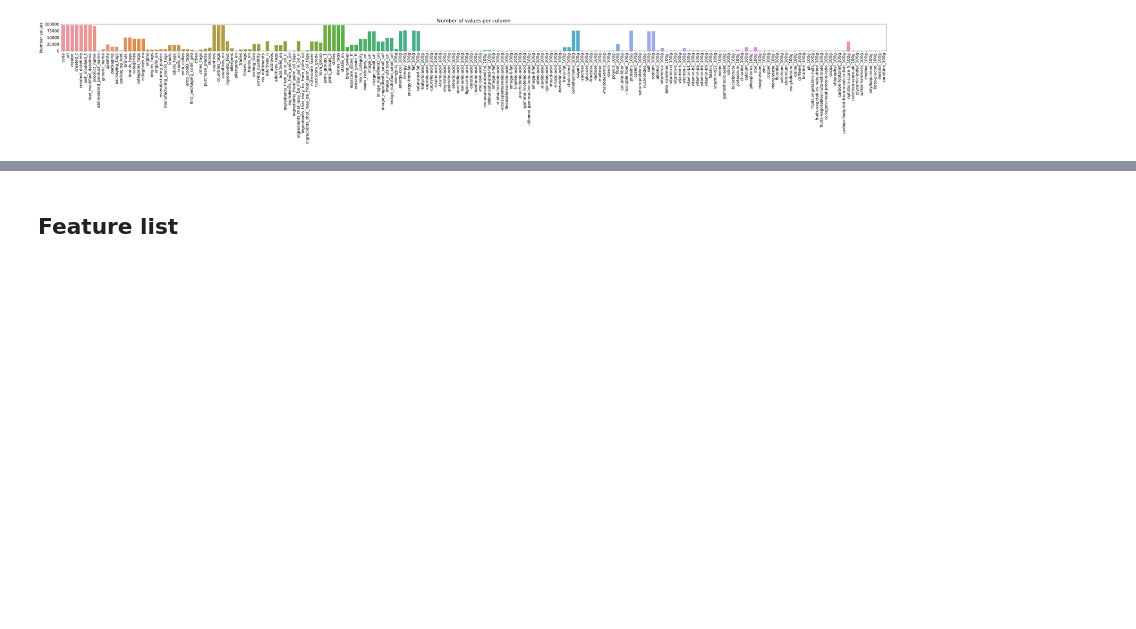
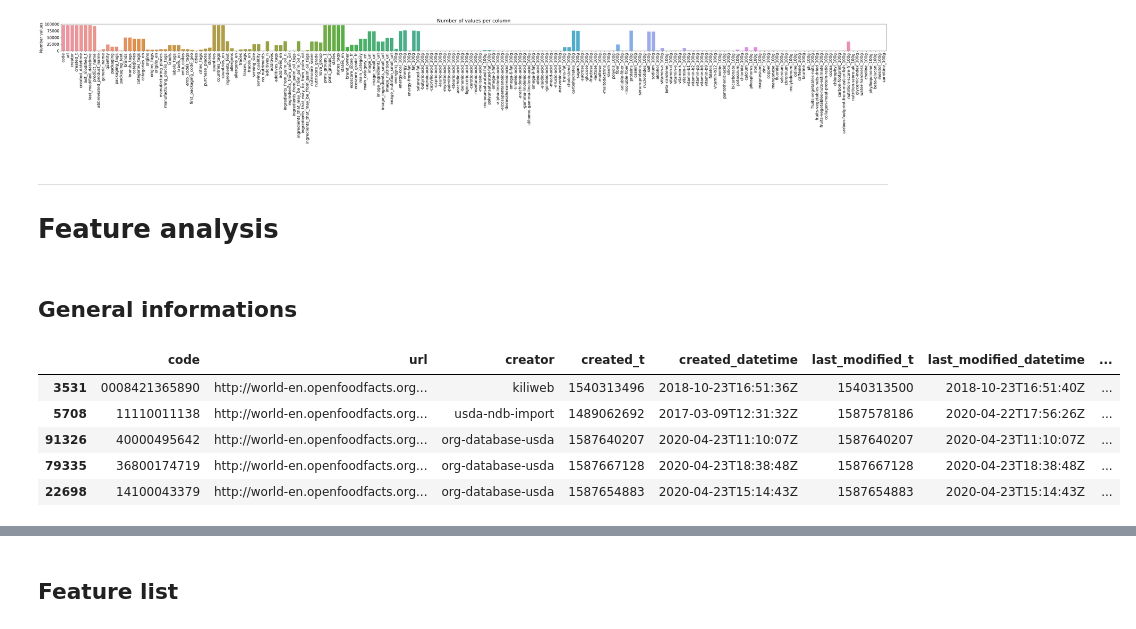
Before and after one commit to curiousmindflow/oc-ml-p2, a Jupyter notebook: preparation.ipynb, the cells around one changed output, grey strips where cells are left out. Cells and saved outputs as stored; diff of their text form; code cells hidden in the pictures; blank space fills up the shorter version.

Commit message:
re-start feature analysis

```diff
--- a/preparation.ipynb
+++ b/preparation.ipynb
@@ -51,3 +51,6 @@ plt.ylabel("Number values", size=16)
 plt.show()
 # %% [output]
 [figure]
+# %% [markdown]
+***
+# Feature analysis
@@ -53,0 +59,13 @@ plt.show()
+# %% [markdown]
+## General informations
+# %%
+general_infos = data.loc[:, "code":"quantity"]
+# %%
+general_infos.head()
+# %% [output]
+|  | code | url | creator | created_t | created_datetime | last_modified_t | last_modified_datetime | ... |
+| 3531 | 0008421365890 | http://world-en.openfoodfacts.org... | kiliweb | 1540313496 | 2018-10-23T16:51:36Z | 1540313500 | 2018-10-23T16:51:40Z | ... |
+| 5708 | 11110011138 | http://world-en.openfoodfacts.org... | usda-ndb-import | 1489062692 | 2017-03-09T12:31:32Z | 1587578186 | 2020-04-22T17:56:26Z | ... |
+| 91326 | 40000495642 | http://world-en.openfoodfacts.org... | org-database-usda | 1587640207 | 2020-04-23T11:10:07Z | 1587640207 | 2020-04-23T11:10:07Z | ... |
+| 79335 | 36800174719 | http://world-en.openfoodfacts.org... | org-database-usda | 1587667128 | 2020-04-23T18:38:48Z | 1587667128 | 2020-04-23T18:38:48Z | ... |
+| 22698 | 14100043379 | http://world-en.openfoodfacts.org... | org-database-usda | 1587654883 | 2020-04-23T15:14:43Z | 1587654883 | 2020-04-23T15:14:43Z | ... |
```
Also changed, not shown: parts of 33 cells of this notebook.
